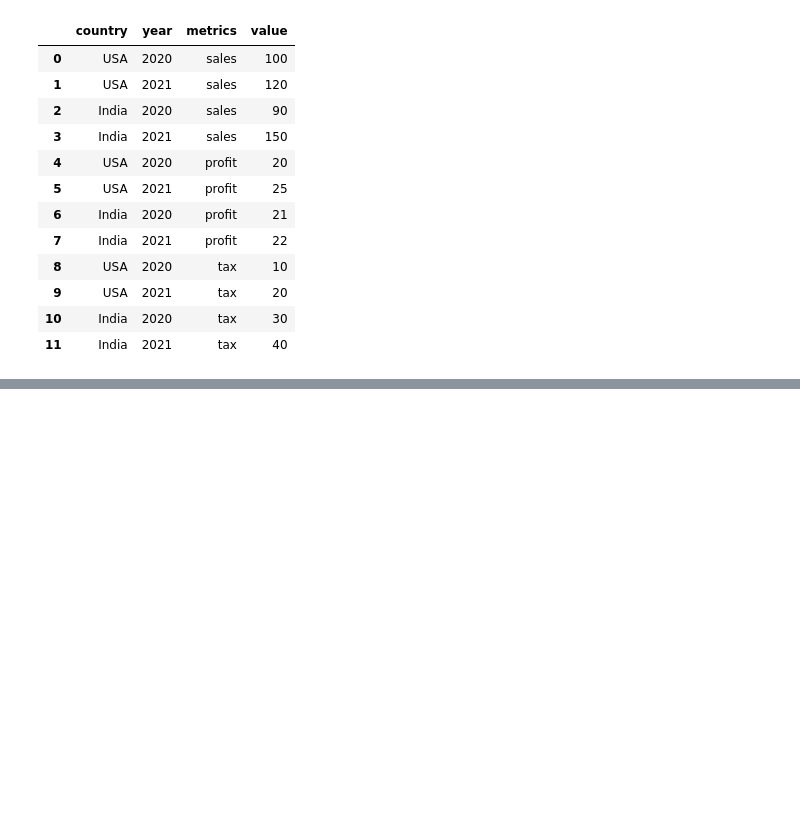
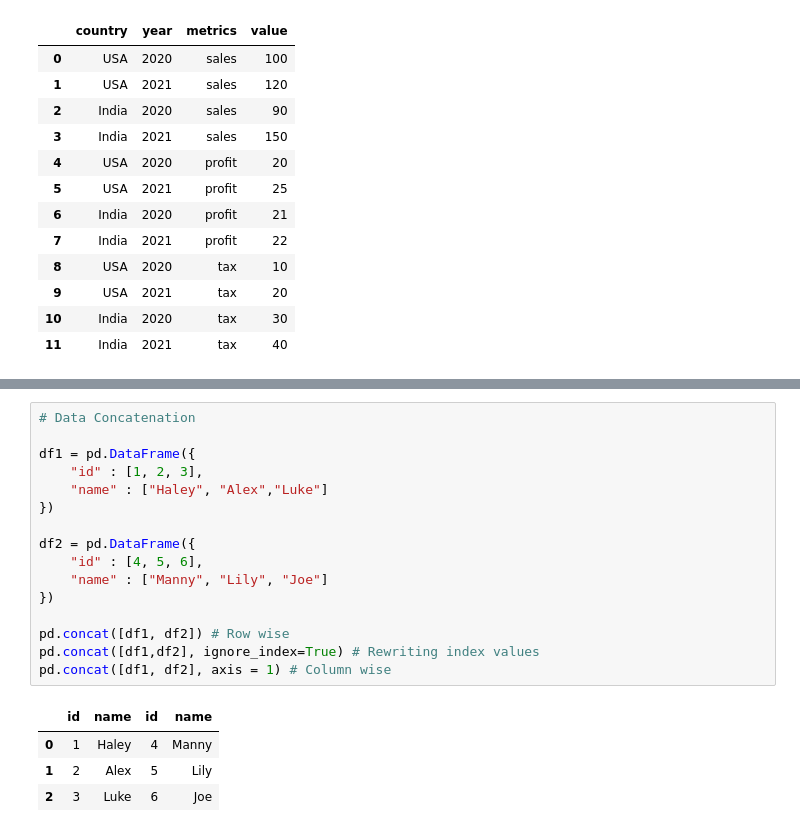
Before and after one commit to Anshika-at-git/Pandas-Practice, a Jupyter notebook: Pandas_tutorial.ipynb, the cells around one changed output, grey strips where cells are left out. Drawn from its saved outputs; the diff is of its cells as text; blank space fills up the shorter version.

```diff
--- a/Pandas_tutorial.ipynb
+++ b/Pandas_tutorial.ipynb
@@ -564,0 +609,21 @@ melted_df
+# %%
+# Data Concatenation
+
+df1 = pd.DataFrame({
+    "id" : [1, 2, 3],
+    "name" : ["Haley", "Alex","Luke"]
+})
+
+df2 = pd.DataFrame({
+    "id" : [4, 5, 6],
+    "name" : ["Manny", "Lily", "Joe"]
+})
+
+pd.concat([df1, df2]) # Row wise
+pd.concat([df1,df2], ignore_index=True) # Rewriting index values
+pd.concat([df1, df2], axis = 1) # Column wise
+# %% [output]
+|  | id | name | id | name |
+| 0 | 1 | Haley | 4 | Manny |
+| 1 | 2 | Alex | 5 | Lily |
+| 2 | 3 | Luke | 6 | Joe |
```
Also changed, not shown: parts of 2 cells of this notebook.
